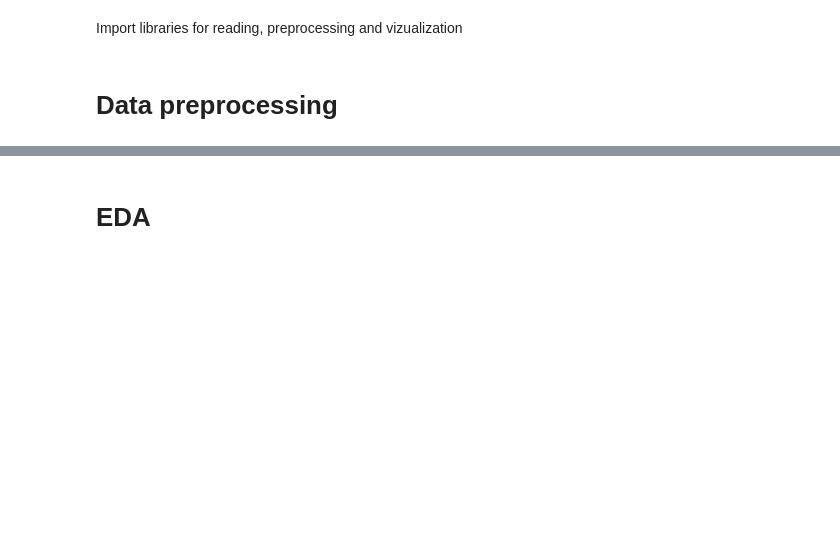
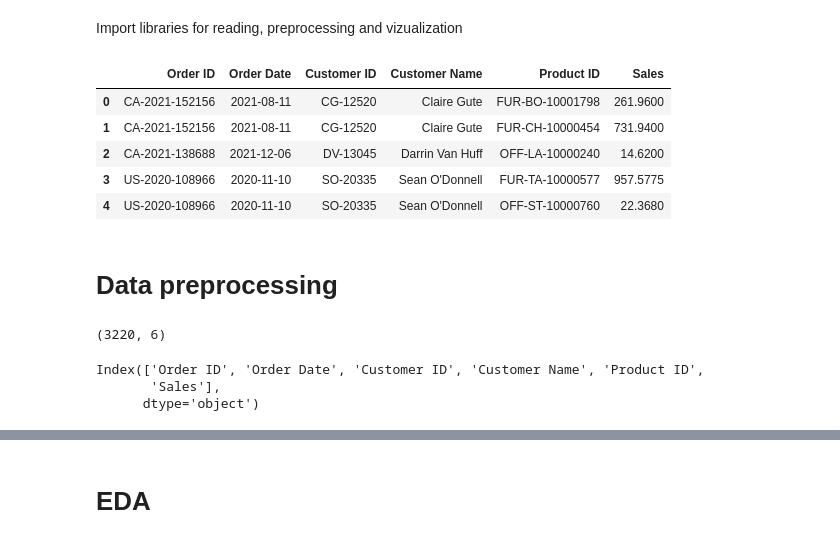
Before and after one commit to HRKhan-DS/rfm-analysis, a Jupyter notebook: Customer RFM Segment-24-01.ipynb, the cells around one changed output, grey strips where cells are left out. Drawn from its saved outputs; the diff is of its cells as text; code cells hidden in the pictures; blank space fills up the shorter version.

```diff
--- a/Customer RFM Segment-24-01.ipynb
+++ b/Customer RFM Segment-24-01.ipynb
@@ -40,14 +40,27 @@ from scipy import stats
 import warnings
 warnings.filterwarnings('ignore')
 # %%
-path = r'G:\Final project24\Customer Segmentation for E-commerce\Sales Data.xlsx'
+path = r'G:\Final project24\RFM-24\Sales Data.xlsx'
 df = pd.read_excel(path)
 df.head()
+# %% [output]
+|  | Order ID | Order Date | Customer ID | Customer Name | Product ID | Sales |
+| 0 | CA-2021-152156 | 2021-08-11 | CG-12520 | Claire Gute | FUR-BO-10001798 | 261.9600 |
+| 1 | CA-2021-152156 | 2021-08-11 | CG-12520 | Claire Gute | FUR-CH-10000454 | 731.9400 |
+| 2 | CA-2021-138688 | 2021-12-06 | DV-13045 | Darrin Van Huff | OFF-LA-10000240 | 14.6200 |
+| 3 | US-2020-108966 | 2020-11-10 | SO-20335 | Sean O'Donnell | FUR-TA-10000577 | 957.5775 |
+| 4 | US-2020-108966 | 2020-11-10 | SO-20335 | Sean O'Donnell | OFF-ST-10000760 | 22.3680 |
 # %% [markdown]
 # Data preprocessing
 # %%
 df.shape
+# %% [output]
+(3220, 6)
 # %%
 df.columns
+# %% [output]
+Index(['Order ID', 'Order Date', 'Customer ID', 'Customer Name', 'Product ID',
+       'Sales'],
+      dtype='object')
 # %%
 df.isnull().sum()
```
Also changed, not shown: parts of 41 cells of this notebook, 3 other files.
